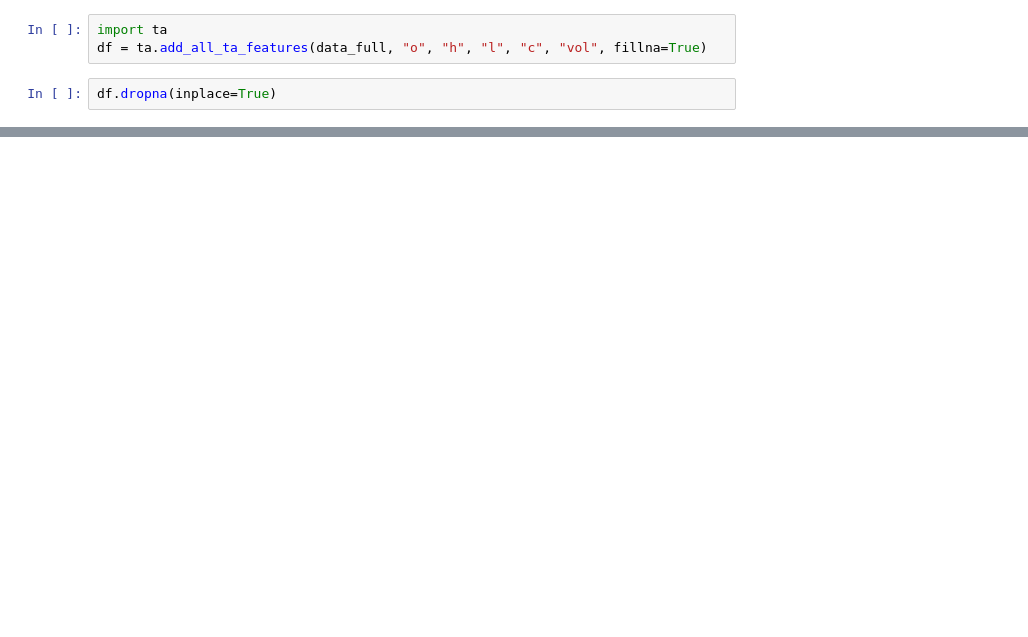
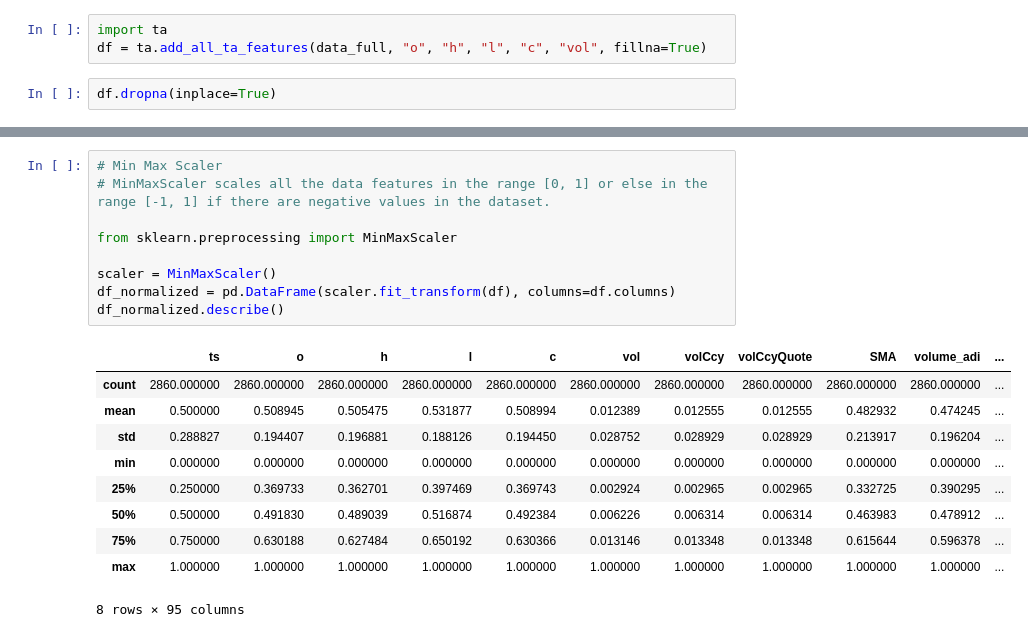
Before and after one commit to AI-Innovation-HUST/AI_tools_trading, a Jupyter notebook: AI_tools/test.ipynb, the cells around one changed output, grey strips where cells are left out. Saved outputs shown, nothing was run; the diff lists cells and outputs as text; blank space fills up the shorter version.

```diff
--- a/AI_tools/test.ipynb
+++ b/AI_tools/test.ipynb
@@ -149,0 +46,20 @@ data_with_indi
+# %%
+# Min Max Scaler
+# MinMaxScaler scales all the data features in the range [0, 1] or else in the range [-1, 1] if there are negative values in the dataset.
+
+from sklearn.preprocessing import MinMaxScaler
+
+scaler = MinMaxScaler()
+df_normalized = pd.DataFrame(scaler.fit_transform(df), columns=df.columns)
+df_normalized.describe()
+# %% [output]
+|  | ts | o | h | l | c | vol | volCcy | volCcyQuote | SMA | volume_adi | ... |
+| count | 2860.000000 | 2860.000000 | 2860.000000 | 2860.000000 | 2860.000000 | 2860.000000 | 2860.000000 | 2860.000000 | 2860.000000 | 2860.000000 | ... |
+| mean | 0.500000 | 0.508945 | 0.505475 | 0.531877 | 0.508994 | 0.012389 | 0.012555 | 0.012555 | 0.482932 | 0.474245 | ... |
+| std | 0.288827 | 0.194407 | 0.196881 | 0.188126 | 0.194450 | 0.028752 | 0.028929 | 0.028929 | 0.213917 | 0.196204 | ... |
+| min | 0.000000 | 0.000000 | 0.000000 | 0.000000 | 0.000000 | 0.000000 | 0.000000 | 0.000000 | 0.000000 | 0.000000 | ... |
+| 25% | 0.250000 | 0.369733 | 0.362701 | 0.397469 | 0.369743 | 0.002924 | 0.002965 | 0.002965 | 0.332725 | 0.390295 | ... |
+| 50% | 0.500000 | 0.491830 | 0.489039 | 0.516874 | 0.492384 | 0.006226 | 0.006314 | 0.006314 | 0.463983 | 0.478912 | ... |
+| 75% | 0.750000 | 0.630188 | 0.627484 | 0.650192 | 0.630366 | 0.013146 | 0.013348 | 0.013348 | 0.615644 | 0.596378 | ... |
+| max | 1.000000 | 1.000000 | 1.000000 | 1.000000 | 1.000000 | 1.000000 | 1.000000 | 1.000000 | 1.000000 | 1.000000 | ... |
+8 rows × 95 columns
```
Also changed, not shown: parts of 12 cells of this notebook, 2 other files.
